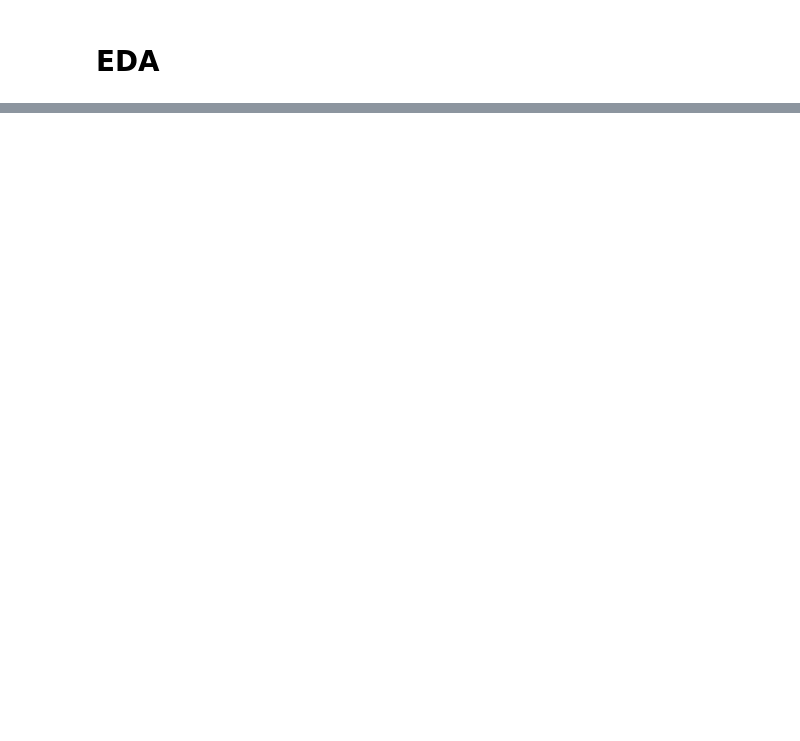
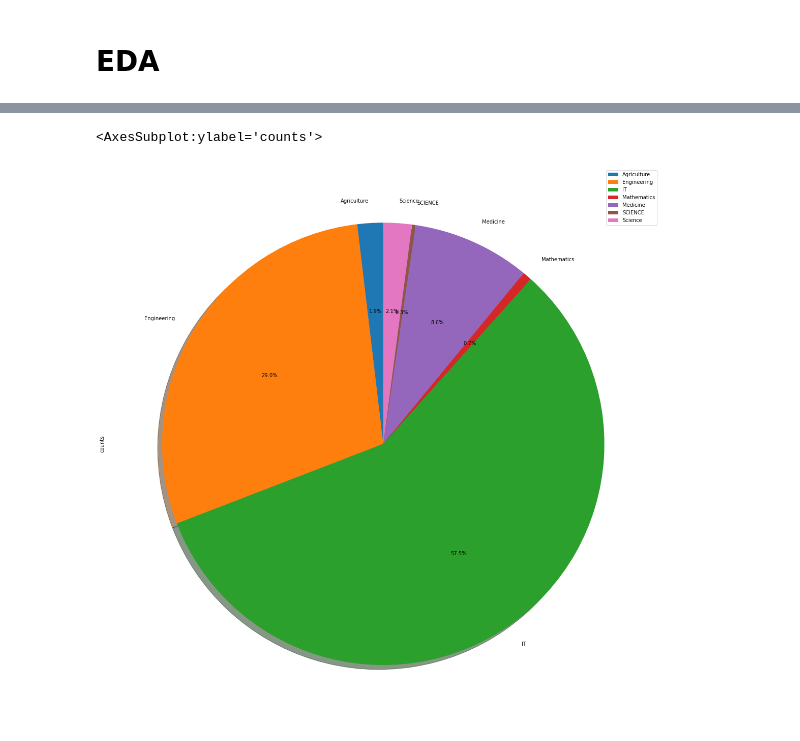
Before and after one commit to mcbsanchez/Trifacta-DATAPRE, a Jupyter notebook: MCO1/Trifacta_Jobs_Compiled.ipynb, the cells around one changed output, grey strips where cells are left out. Drawn from its saved outputs; the diff is of its cells as text; code cells hidden in the pictures; blank space fills up the shorter version.

```diff
--- a/MCO1/Trifacta_Jobs_Compiled.ipynb
+++ b/MCO1/Trifacta_Jobs_Compiled.ipynb
@@ -1465,0 +5022,5 @@ Name: Min Years of Work Expirience, Length: 408, dtype: object
+# %%
+WORKBANK_COMPILED_DF["Min Salary"] = pd.to_numeric(WORKBANK_COMPILED_DF["Min Salary"], errors='coerce')
+WORKBANK_COMPILED_DF["Max Salary"] = pd.to_numeric(WORKBANK_COMPILED_DF["Max Salary"], errors='coerce')
+WORKBANK_COMPILED_DF["Min Years of Work Expirience"] = pd.to_numeric(WORKBANK_COMPILED_DF["Min Years of Work Expirience"], errors='coerce')
+WORKBANK_COMPILED_DF["Max Years of Work Expirience"] = pd.to_numeric(WORKBANK_COMPILED_DF["Min Years of Work Expirience"], errors='coerce')
@@ -1465,0 +5037,2 @@ Name: Min Years of Work Expirience, Length: 408, dtype: object
+# %%
+JOBS_COMPILED_DF = pd.concat([WORKBANK_COMPILED_DF, PINOYJOBS_COMPILED_DF, MONSTERPH_COMPILED_DF, JOBLUM_COMPILED_DF], join="inner", ignore_index=True, sort=False)
@@ -1465,0 +5053,8 @@ Name: Min Years of Work Expirience, Length: 408, dtype: object
+# %%
+#Create PieChart JOBS_COMPILED_DF
+JOBS_GB_Field = JOBS_COMPILED_DF.groupby(["Field"]).size().reset_index(name='counts')
+JOBS_GB_Field.plot.pie(y='counts', figsize=(20, 20),autopct='%1.1f%%',labels=JOBS_GB_Field["Field"],
+        shadow=True, startangle=90)
+# %% [output]
+<AxesSubplot:ylabel='counts'>
+[figure, added]
```
Also changed, not shown: parts of 231 cells of this notebook.
